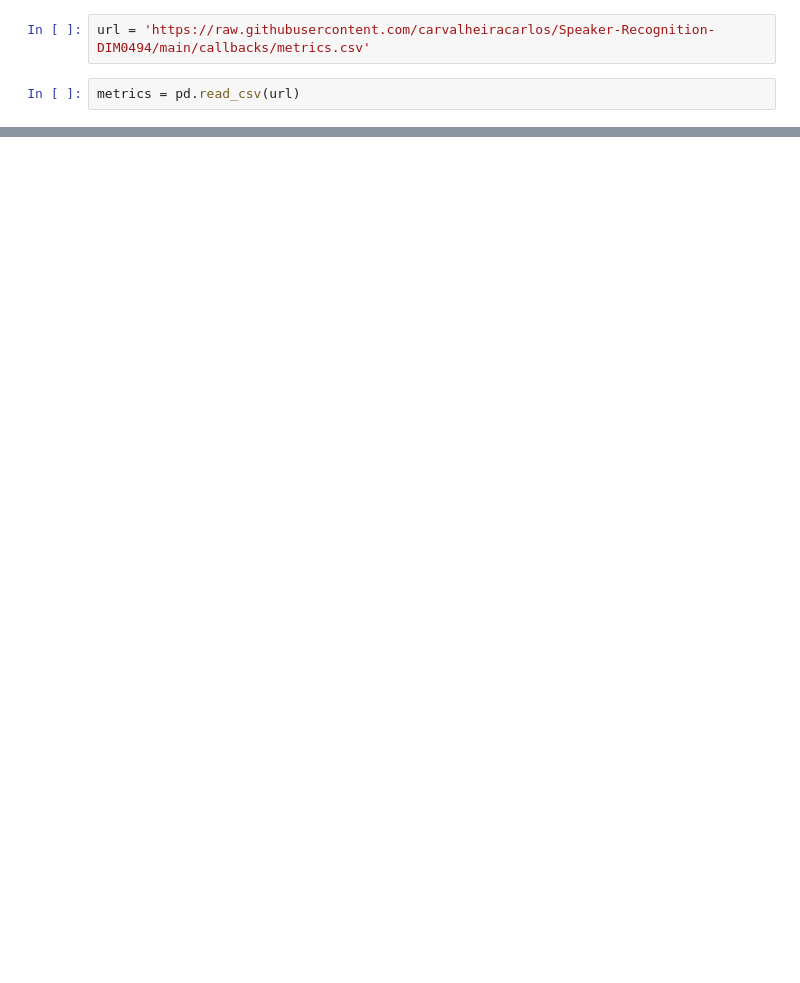
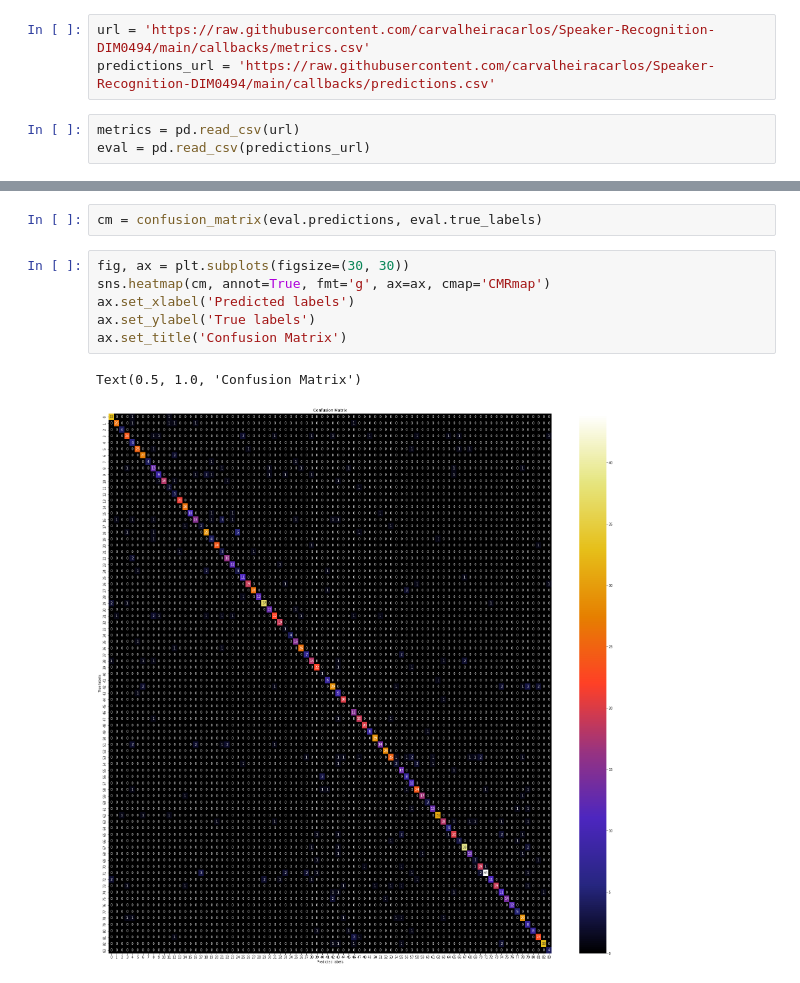
Before and after one commit to carvalheiracarlos/Speaker-Recognition-DIM0494, a Jupyter notebook: train_stats_plots.ipynb, the cells around one changed output, grey strips where cells are left out. Saved outputs shown, nothing was run; the diff lists cells and outputs as text; blank space fills up the shorter version.

Commit message:
added predictions and confusion matrix

```diff
--- a/train_stats_plots.ipynb
+++ b/train_stats_plots.ipynb
@@ -6,7 +9,9 @@ import matplotlib.pyplot as plt
 # %%
 url = 'https://raw.githubusercontent.com/carvalheiracarlos/Speaker-Recognition-DIM0494/main/callbacks/metrics.csv'
+predictions_url = 'https://raw.githubusercontent.com/carvalheiracarlos/Speaker-Recognition-DIM0494/main/callbacks/predictions.csv'
 # %%
 metrics = pd.read_csv(url)
+eval = pd.read_csv(predictions_url)
 # %%
 metrics.describe().transpose()
 # %% [output]
@@ -38,0 +71,11 @@ ax = plt.legend()
+# %%
+cm = confusion_matrix(eval.predictions, eval.true_labels)
+# %%
+fig, ax = plt.subplots(figsize=(30, 30))
+sns.heatmap(cm, annot=True, fmt='g', ax=ax, cmap='CMRmap')
+ax.set_xlabel('Predicted labels')
+ax.set_ylabel('True labels')
+ax.set_title('Confusion Matrix')
+# %% [output]
+Text(0.5, 1.0, 'Confusion Matrix')
+[figure, added]
```
Also changed, not shown: parts of 6 cells of this notebook.
